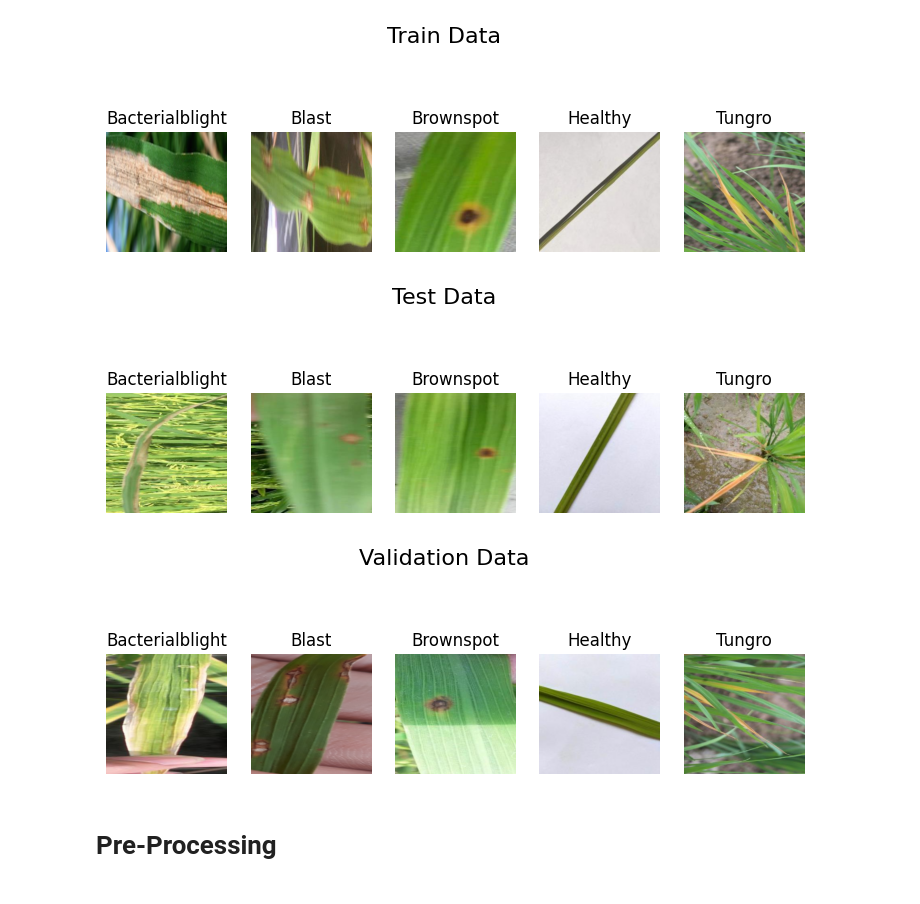
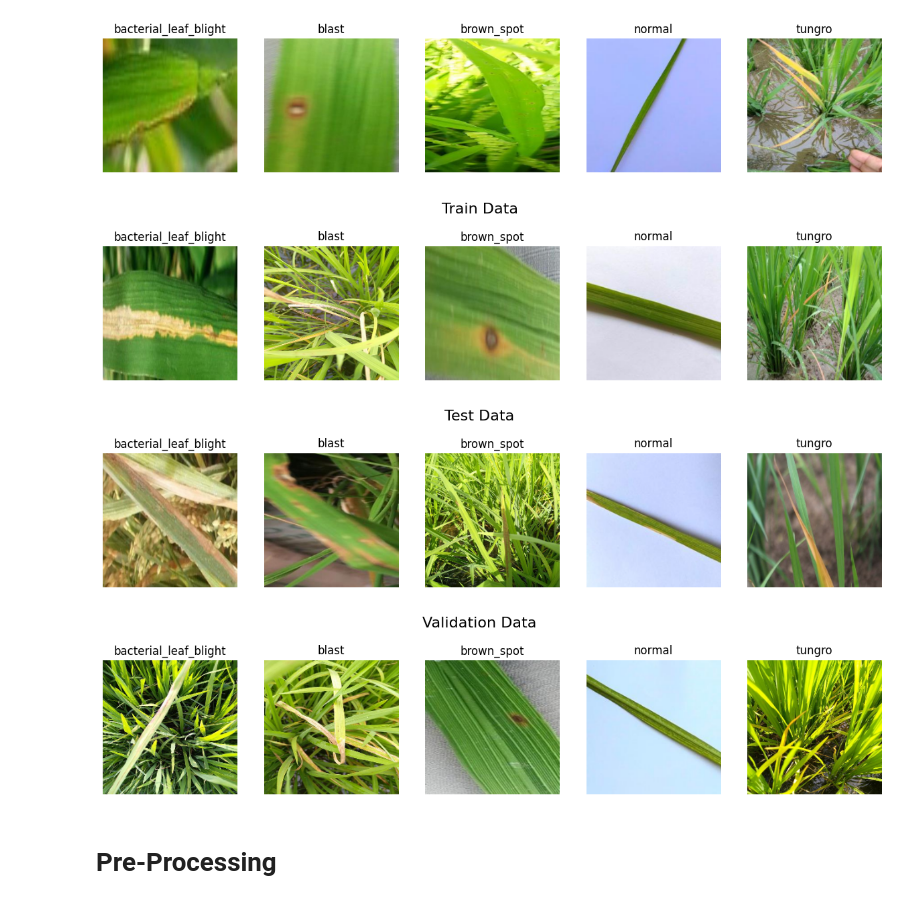
Before and after one commit to Malbamario/Rice_Disease_Classification, a Jupyter notebook: exp_1.ipynb, the cells around one changed output. Drawn from its saved outputs; the diff is of its cells as text; code cells hidden in the pictures.

```diff
--- a/exp_1.ipynb
+++ b/exp_1.ipynb
@@ -47,5 +60,4 @@ def load_images_from_directory(base_path, limit=1000):
     return np.array(data), np.array(labels)
 # %%
-dataset, labels = load_images_from_directory('datasets/local_dataset', LIMIT)
-print('dataset loaded')
+dataset, labels = load_images_from_directory(dataset_path, 960)
 # %% [output]
@@ -62,0 +77,13 @@ dataset loaded
+# %%
+extra_dataset1, extra_labels1 = load_images_from_directory('datasets/paddy-disease-classification/train_images', 1700)
+extra_dataset2, extra_labels2 = load_images_from_directory('datasets/rice_leaves_disease', 180)
+
+dataset = np.concatenate((dataset, extra_dataset1), axis=0)
+labels = np.concatenate((labels, extra_labels1), axis=0)
+
+dataset = np.concatenate((dataset, extra_dataset2), axis=0)
+labels = np.concatenate((labels, extra_labels2), axis=0)
+
+print('extra dataset loaded')
+print('dataset shape:', dataset.shape)
+print('labels shape:', labels.shape)
@@ -66,40 +128,59 @@ X_test, X_val, y_test, y_val = train_test_split(X_test, y_test, train_size=TEST_
+# %%
+if len(LABELS) < 5: cols = len(LABELS)
+else: cols = 5
+row = (len(LABELS) // 5)+1
+
+fig = plt.figure(figsize=(15, 6))
+for j in range(len(LABELS)):
+    fig.add_subplot(row, cols, j+1)
+    index = np.where(labels == LABELS[j])[0][0]
+    plt.imshow(cv2.cvtColor(dataset[index], cv2.COLOR_BGR2RGB))
+    plt.axis('off')
+    plt.title(LABELS[j])
+# %% [output]
+[figure, added]
 # %%
-fig = plt.figure(figsize=(9, 6))
+fig = plt.figure(figsize=(15, 6))
 
 fig.suptitle('Train Data', fontsize=16)
 
+if len(LABELS) < 5: cols = len(LABELS)
+else: cols = 5
+
+row = (len(LABELS) // 5)+1
+
 for j in range(len(LABELS)):
-    fig.add_subplot(2, len(LABELS), j+1)
+    fig.add_subplot(row, cols, j+1)
     index = np.where(y_train == LABELS[j])[0][0]
     plt.imshow(cv2.cvtColor(X_train[index], cv2.COLOR_BGR2RGB))
     plt.axis('off')
     plt.title(LABELS[j])
 
 
-fig = plt.figure(figsize=(9, 6))
+fig = plt.figure(figsize=(15, 6))
 
 fig.suptitle('Test Data', fontsize=16)
 
 for j in range(len(LABELS)):
-    fig.add_subplot(2, len(LABELS), j+1)
+    fig.add_subplot(row, cols, j+1)
     index = np.where(y_test == LABELS[j])[0][0]
     plt.imshow(cv2.cvtColor(X_test[index], cv2.COLOR_BGR2RGB))
     plt.axis('off')
     plt.title(LABELS[j])
 
-fig = plt.figure(figsize=(9, 6))
+fig = plt.figure(figsize=(15, 6))
 
 fig.suptitle('Validation Data', fontsize=16)
 
 for j in range(len(LABELS)):
-    fig.add_subplot(2, len(LABELS), j+1)
+    fig.add_subplot(row, cols, j+1)
     index = np.where(y_val == LABELS[j])[0][0]
     plt.imshow(cv2.cvtColor(X_val[index], cv2.COLOR_BGR2RGB))
     plt.axis('off')
     plt.title(LABELS[j])
 # %% [output]
-[figure, old version]
+[figure, new version]
-[figure, old version]
+[figure, new version]
-[figure, old version]
+[figure, new version]
 # %% [markdown]
 # Pre-Processing
```
Also changed, not shown: parts of 44 cells of this notebook, 59 other files.
